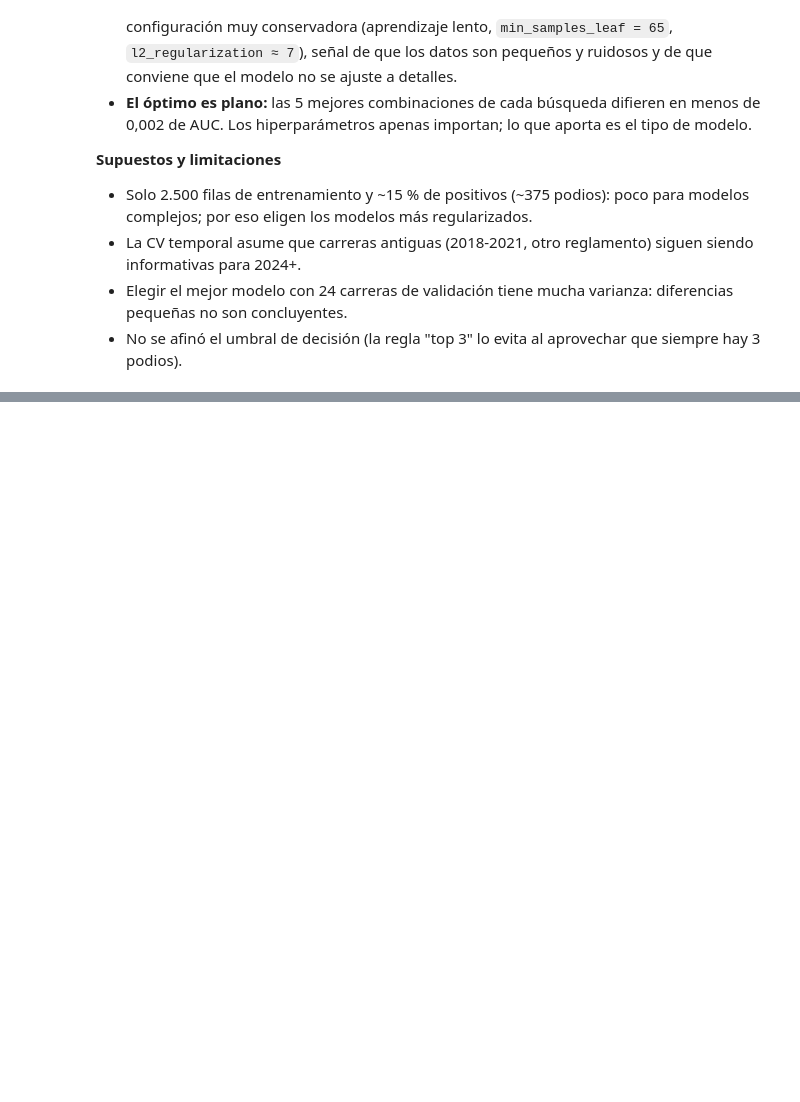
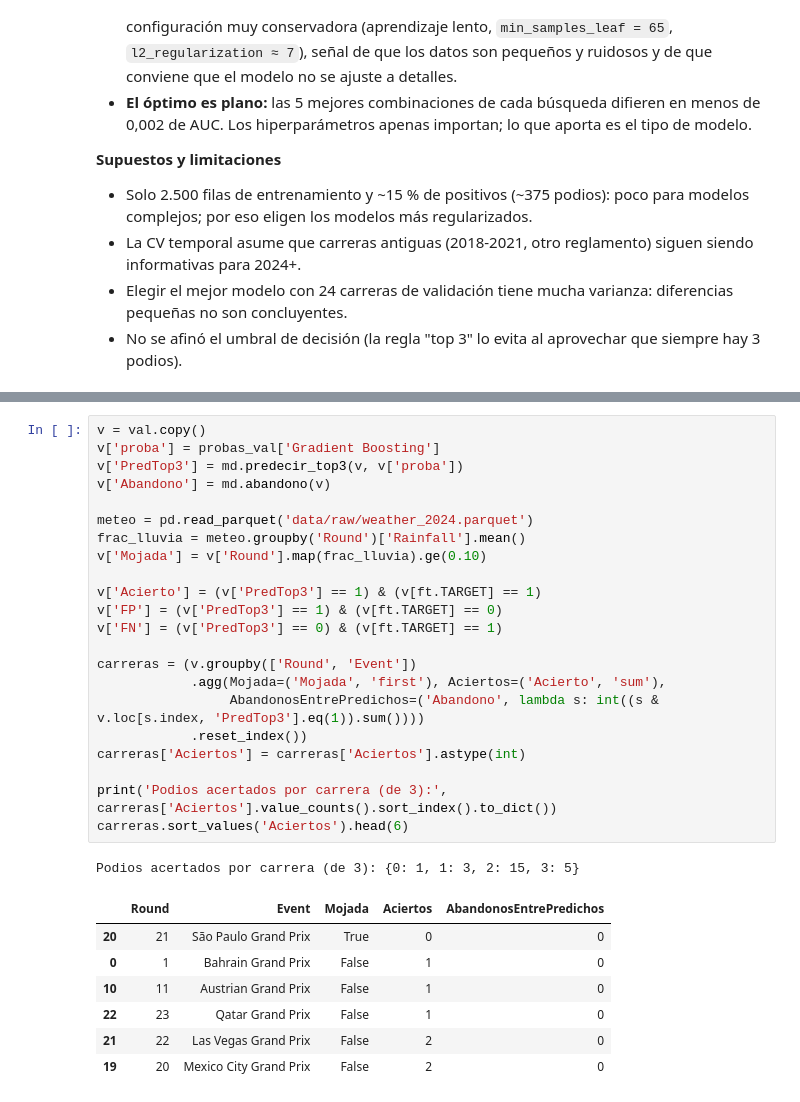
Before and after one commit to wewesito/f1-strategy-analytics, a Jupyter notebook: notebooks/04_prediccion.ipynb, the cells around one changed output, grey strips where cells are left out. Saved outputs shown, nothing was run; the diff lists cells and outputs as text; blank space fills up the shorter version.

```diff
--- a/notebooks/04_prediccion.ipynb
+++ b/notebooks/04_prediccion.ipynb
@@ -664,0 +733,31 @@ plt.show()
+# %%
+v = val.copy()
+v['proba'] = probas_val['Gradient Boosting']
+v['PredTop3'] = md.predecir_top3(v, v['proba'])
+v['Abandono'] = md.abandono(v)
+
+meteo = pd.read_parquet('data/raw/weather_2024.parquet')
+frac_lluvia = meteo.groupby('Round')['Rainfall'].mean()
+v['Mojada'] = v['Round'].map(frac_lluvia).ge(0.10)
+
+v['Acierto'] = (v['PredTop3'] == 1) & (v[ft.TARGET] == 1)
+v['FP'] = (v['PredTop3'] == 1) & (v[ft.TARGET] == 0)
+v['FN'] = (v['PredTop3'] == 0) & (v[ft.TARGET] == 1)
+
+carreras = (v.groupby(['Round', 'Event'])
+            .agg(Mojada=('Mojada', 'first'), Aciertos=('Acierto', 'sum'),
+                 AbandonosEntrePredichos=('Abandono', lambda s: int((s & v.loc[s.index, 'PredTop3'].eq(1)).sum())))
+            .reset_index())
+carreras['Aciertos'] = carreras['Aciertos'].astype(int)
+
+print('Podios acertados por carrera (de 3):', carreras['Aciertos'].value_counts().sort_index().to_dict())
+carreras.sort_values('Aciertos').head(6)
+# %% [output]
+Podios acertados por carrera (de 3): {0: 1, 1: 3, 2: 15, 3: 5}
+|  | Round | Event | Mojada | Aciertos | AbandonosEntrePredichos |
+| 20 | 21 | São Paulo Grand Prix | True | 0 | 0 |
+| 0 | 1 | Bahrain Grand Prix | False | 1 | 0 |
+| 10 | 11 | Austrian Grand Prix | False | 1 | 0 |
+| 22 | 23 | Qatar Grand Prix | False | 1 | 0 |
+| 21 | 22 | Las Vegas Grand Prix | False | 2 | 0 |
+| 19 | 20 | Mexico City Grand Prix | False | 2 | 0 |
```
Also changed, not shown: parts of 11 cells of this notebook, 1 other file.
